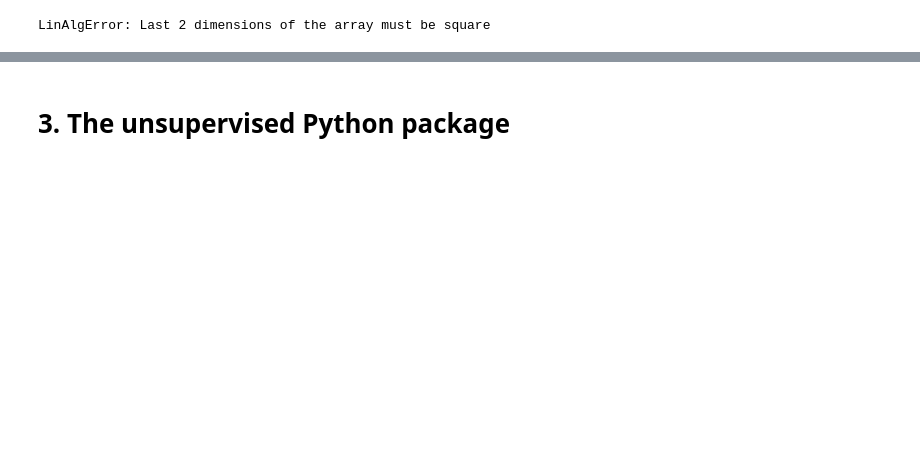
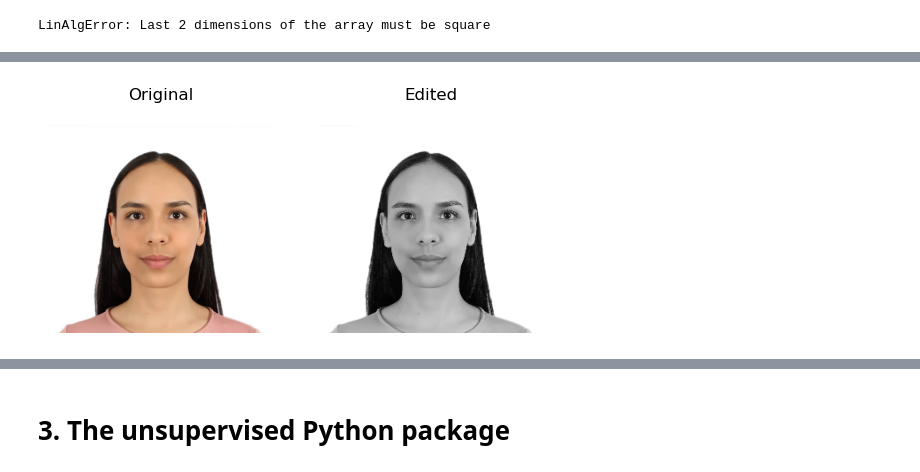
Before and after one commit to melissaortegaa/machine_learning_2, a Jupyter notebook: lab1_dim_red/lab1_dim_red.ipynb, the cells around one changed output, grey strips where cells are left out. Drawn from its saved outputs; the diff is of its cells as text; code cells hidden in the pictures; blank space fills up the shorter version.

```diff
--- a/lab1_dim_red/lab1_dim_red.ipynb
+++ b/lab1_dim_red/lab1_dim_red.ipynb
@@ -235,0 +210,18 @@ La distancia de Manhattan entre dos imágenes es una medida de cuánto difieren
+# %%
+# Create the figure
+fig, axs = plt.subplots(1, 2)
+
+# Plot the original image
+axs[0].imshow(cv2.cvtColor(my_original_face, cv2.COLOR_BGR2RGB))
+axs[0].set_title('Original')
+axs[0].axis('off')
+
+# Plot the edited image
+axs[1].imshow(my_edited_face, cmap='gray')
+axs[1].set_title('Edited')
+axs[1].axis('off')
+
+# Show the figure
+plt.show()
+# %% [output]
+[figure, added]
```
Also changed, not shown: parts of 94 cells of this notebook, 13 other files.
